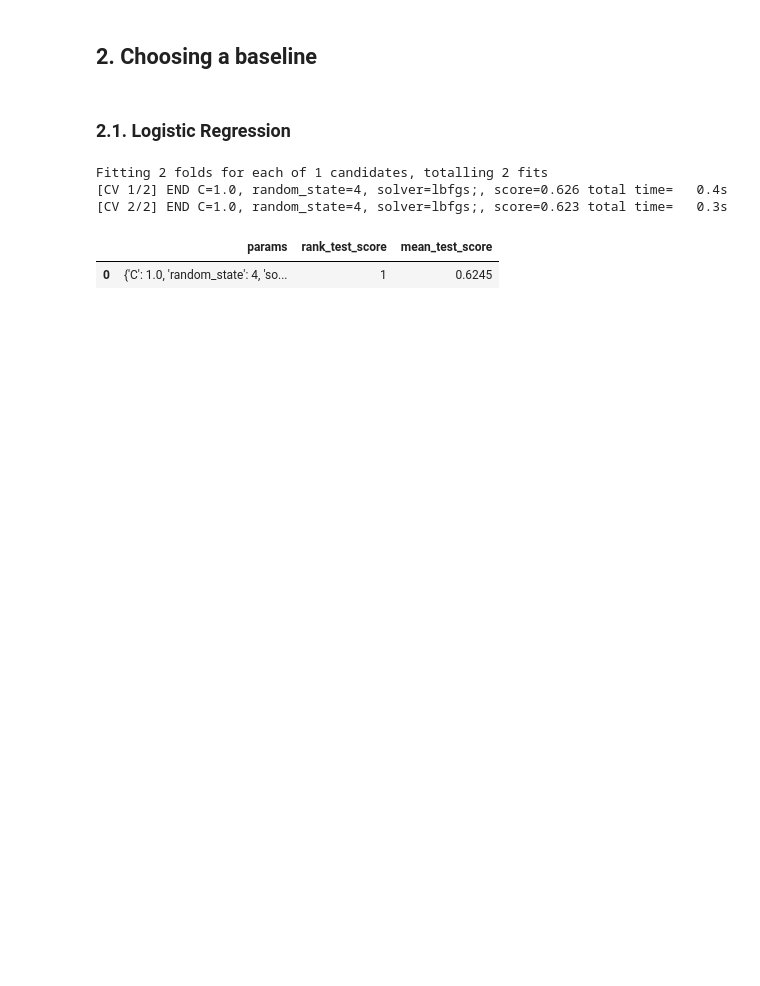
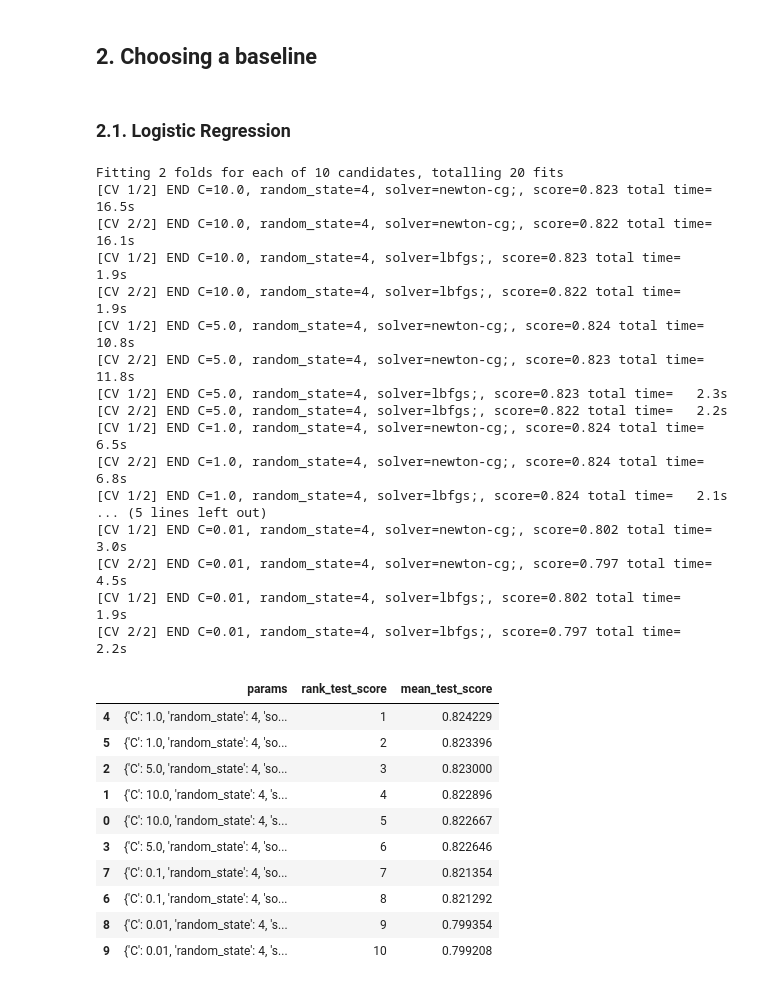
Before and after one commit to gdquintero/machine_learning_project, a Jupyter notebook: main.ipynb, the cells around one changed output. Saved outputs shown, nothing was run; the diff lists cells and outputs as text; code cells hidden in the pictures; blank space fills up the shorter version.

```diff
--- a/main.ipynb
+++ b/main.ipynb
@@ -186,22 +191,45 @@ Sum of proportions in y_train =  0.9999999999999999
 # %%
 # #Logistic Regression
 
 model_lgreg = LogisticRegression()
-solvers_lgreg = ['lbfgs']
-c_values_lgreg = [1.0]
+solvers_lgreg = ['newton-cg','lbfgs']
+c_values_lgreg = [10.0, 5.0, 1.0, 0.1, 0.01]
 grid_lgreg = dict(solver=solvers_lgreg,C=c_values_lgreg,random_state=[4])
 
 time_lgreg = time.time()
 grid_search_lgreg = GridSearchCV(estimator=model_lgreg, param_grid=grid_lgreg, scoring='accuracy',verbose=3,
             cv=skl.model_selection.StratifiedKFold(n_splits=2,random_state=4,shuffle=True).split(x_Dtrain,y_Dtrain))
 grid_result_lgreg = grid_search_lgreg.fit(x_Dtrain, y_Dtrain)
 
 time_lgreg = time.time() - time_lgreg
 
 pd.DataFrame(grid_result_lgreg.cv_results_)[['params','rank_test_score','mean_test_score']].sort_values(by=['rank_test_score'])
 # %% [output]
-Fitting 2 folds for each of 1 candidates, totalling 2 fits
-[CV 1/2] END C=1.0, random_state=4, solver=lbfgs;, score=0.626 total time=   0.4s
-[CV 2/2] END C=1.0, random_state=4, solver=lbfgs;, score=0.623 total time=   0.3s
+Fitting 2 folds for each of 10 candidates, totalling 20 fits
+[CV 1/2] END C=10.0, random_state=4, solver=newton-cg;, score=0.823 total time=  16.5s
+[CV 2/2] END C=10.0, random_state=4, solver=newton-cg;, score=0.822 total time=  16.1s
+[CV 1/2] END C=10.0, random_state=4, solver=lbfgs;, score=0.823 total time=   1.9s
+[CV 2/2] END C=10.0, random_state=4, solver=lbfgs;, score=0.822 total time=   1.9s
+[CV 1/2] END C=5.0, random_state=4, solver=newton-cg;, score=0.824 total time=  10.8s
+[CV 2/2] END C=5.0, random_state=4, solver=newton-cg;, score=0.823 total time=  11.8s
+[CV 1/2] END C=5.0, random_state=4, solver=lbfgs;, score=0.823 total time=   2.3s
+[CV 2/2] END C=5.0, random_state=4, solver=lbfgs;, score=0.822 total time=   2.2s
+[CV 1/2] END C=1.0, random_state=4, solver=newton-cg;, score=0.824 total time=   6.5s
+[CV 2/2] END C=1.0, random_state=4, solver=newton-cg;, score=0.824 total time=   6.8s
+[CV 1/2] END C=1.0, random_state=4, solver=lbfgs;, score=0.824 total time=   2.1s
+... (5 lines left out)
+[CV 1/2] END C=0.01, random_state=4, solver=newton-cg;, score=0.802 total time=   3.0s
+[CV 2/2] END C=0.01, random_state=4, solver=newton-cg;, score=0.797 total time=   4.5s
+[CV 1/2] END C=0.01, random_state=4, solver=lbfgs;, score=0.802 total time=   1.9s
+[CV 2/2] END C=0.01, random_state=4, solver=lbfgs;, score=0.797 total time=   2.2s
 |  | params | rank_test_score | mean_test_score |
-| 0 | {'C': 1.0, 'random_state': 4, 'so... | 1 | 0.6245 |
+| 4 | {'C': 1.0, 'random_state': 4, 'so... | 1 | 0.824229 |
+| 5 | {'C': 1.0, 'random_state': 4, 'so... | 2 | 0.823396 |
+| 2 | {'C': 5.0, 'random_state': 4, 'so... | 3 | 0.823000 |
+| 1 | {'C': 10.0, 'random_state': 4, 's... | 4 | 0.822896 |
+| 0 | {'C': 10.0, 'random_state': 4, 's... | 5 | 0.822667 |
+| 3 | {'C': 5.0, 'random_state': 4, 'so... | 6 | 0.822646 |
+| 7 | {'C': 0.1, 'random_state': 4, 'so... | 7 | 0.821354 |
+| 6 | {'C': 0.1, 'random_state': 4, 'so... | 8 | 0.821292 |
+| 8 | {'C': 0.01, 'random_state': 4, 's... | 9 | 0.799354 |
+| 9 | {'C': 0.01, 'random_state': 4, 's... | 10 | 0.799208 |
```
Also changed, not shown: parts of 6 cells of this notebook, 1 other file.
